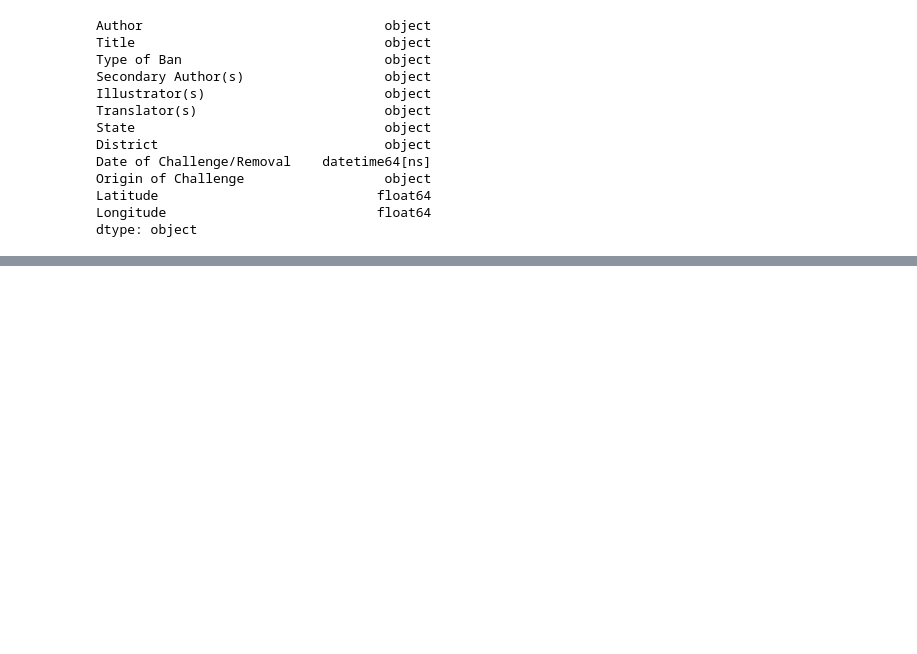
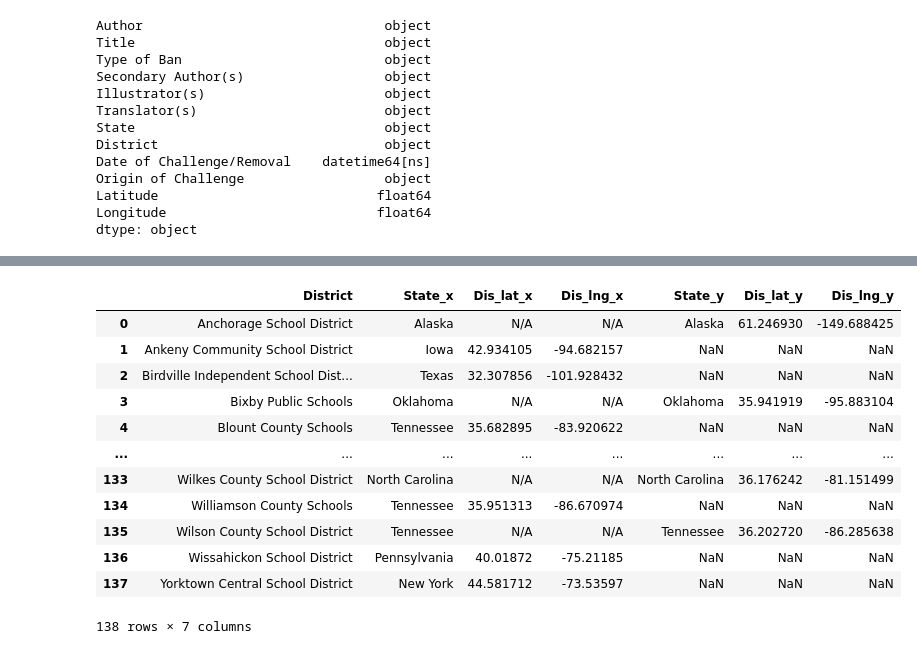
Before and after one commit to peatk/Group1-Project-2, a Jupyter notebook: data_cleanup.ipynb, the cells around one changed output, grey strips where cells are left out. Saved outputs shown, nothing was run; the diff lists cells and outputs as text; code cells hidden in the pictures; blank space fills up the shorter version.

```diff
--- a/data_cleanup.ipynb
+++ b/data_cleanup.ipynb
@@ -74,2 +74,5 @@ state_district_df.head()
 # %%
 state_district_df.to_json('data/state_district.json', orient='records',force_ascii=False)
+# %%
+state_district_group_df = state_district_df.groupby('District').first().reset_index()
+state_district_group_df
@@ -75,0 +168,3 @@ state_district_df.to_json('data/state_district.json', orient='records',force_asc
+# %%
+state_district_group_df = state_district_group_df[["District", "State", "Dis_lat", "Dis_lng"]]
+state_district_group_df
@@ -75,0 +187,4 @@ state_district_df.to_json('data/state_district.json', orient='records',force_asc
+# %%
+file_path = 'data/distric_lat_lng1.csv'  # Assuming a 'data' folder exists in the current directory
+na_df = pd.read_csv(file_path)
+na_df.head()
@@ -75,0 +198,17 @@ state_district_df.to_json('data/state_district.json', orient='records',force_asc
+# %%
+combine_lat_lng_df = pd.merge(state_district_group_df, na_df, on="District", how="outer")
+combine_lat_lng_df
+# %% [output]
+|  | District | State_x | Dis_lat_x | Dis_lng_x | State_y | Dis_lat_y | Dis_lng_y |
+| 0 | Anchorage School District | Alaska | N/A | N/A | Alaska | 61.246930 | -149.688425 |
+| 1 | Ankeny Community School District | Iowa | 42.934105 | -94.682157 | NaN | NaN | NaN |
+| 2 | Birdville Independent School Dist... | Texas | 32.307856 | -101.928432 | NaN | NaN | NaN |
+| 3 | Bixby Public Schools | Oklahoma | N/A | N/A | Oklahoma | 35.941919 | -95.883104 |
+| 4 | Blount County Schools | Tennessee | 35.682895 | -83.920622 | NaN | NaN | NaN |
+| ... | ... | ... | ... | ... | ... | ... | ... |
+| 133 | Wilkes County School District | North Carolina | N/A | N/A | North Carolina | 36.176242 | -81.151499 |
+| 134 | Williamson County Schools | Tennessee | 35.951313 | -86.670974 | NaN | NaN | NaN |
+| 135 | Wilson County School District | Tennessee | N/A | N/A | Tennessee | 36.202720 | -86.285638 |
+| 136 | Wissahickon School District | Pennsylvania | 40.01872 | -75.21185 | NaN | NaN | NaN |
+| 137 | Yorktown Central School District | New York | 44.581712 | -73.53597 | NaN | NaN | NaN |
+138 rows × 7 columns
```
Also changed, not shown: parts of 7 cells of this notebook, 4 other files.
